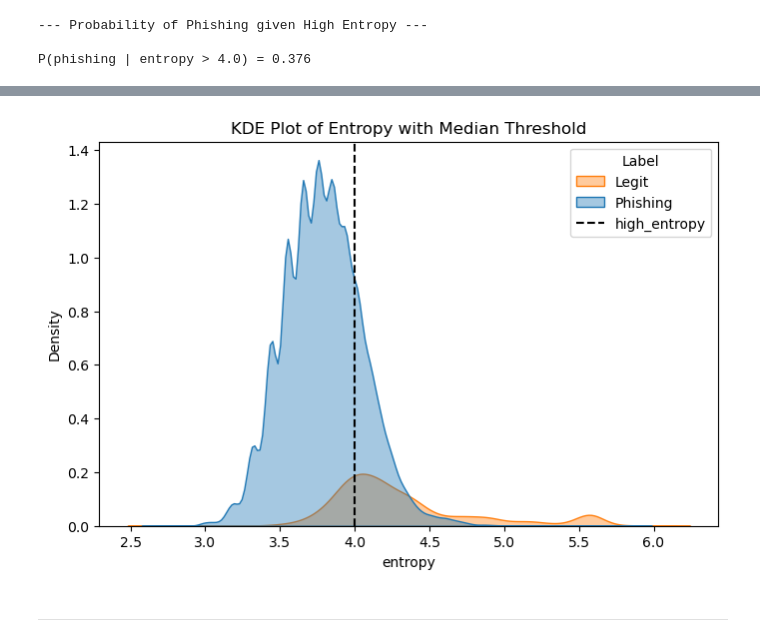
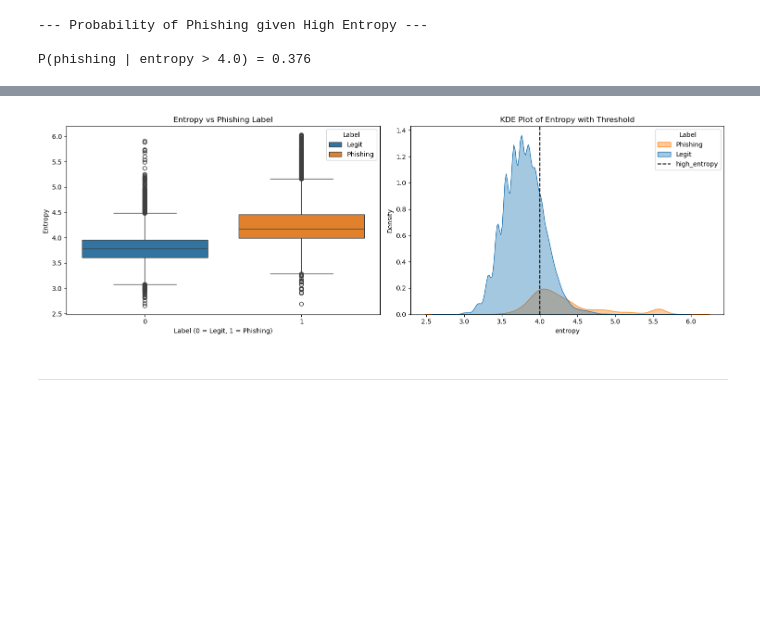
Before and after one commit to QMathsdude/phishing-url-detector, a Jupyter notebook: notebooks/01_EDA.ipynb, the cells around one changed output, grey strips where cells are left out. Drawn from its saved outputs; the diff is of its cells as text; code cells hidden in the pictures; blank space fills up the shorter version.

```diff
--- a/notebooks/01_EDA.ipynb
+++ b/notebooks/01_EDA.ipynb
@@ -755,14 +771,23 @@ plt.show()
-# %%
-plt.figure(figsize=(8,5))
-
-sns.kdeplot(data=df_filter, x='entropy', hue='label', fill=True, alpha=0.4)
-plt.axvline(4.0, color='black', linestyle='--', label='high_entropy')
-
-plt.title("KDE Plot of Entropy with Median Threshold")
-plt.legend(title="Label", labels=["Legit", "Phishing", "high_entropy"])
-plt.show()
-# %% [output]
-[figure, removed]
+# %%
+fig, (ax1, ax2) = plt.subplots(1, 2, figsize=(15, 5))
+
+# Boxplot
+sns.boxplot(x='label', y='entropy', data=df_clean, hue='label', ax=ax1, legend=False)
+ax1.set_title("Entropy vs Phishing Label")
+ax1.set_xlabel("Label (0 = Legit, 1 = Phishing)")
+ax1.set_ylabel("Entropy")
+ax1.legend(title='Label', labels=["Legit", "Phishing"])
+
+# KDE Plot
+sns.kdeplot(data=df_filter, x='entropy', hue='label', fill=True, alpha=0.4, ax=ax2)
+ax2.axvline(4.0, color='black', linestyle='--', label='high_entropy')
+ax2.set_title("KDE Plot of Entropy with Threshold")
+ax2.legend(title="Label", labels=["Phishing", "Legit", "high_entropy"])
+
+plt.tight_layout()
+plt.show()
+# %% [output]
+[figure, added]
 # %% [markdown]
 ---
 # %% [markdown]
```
Also changed, not shown: parts of 11 cells of this notebook.
